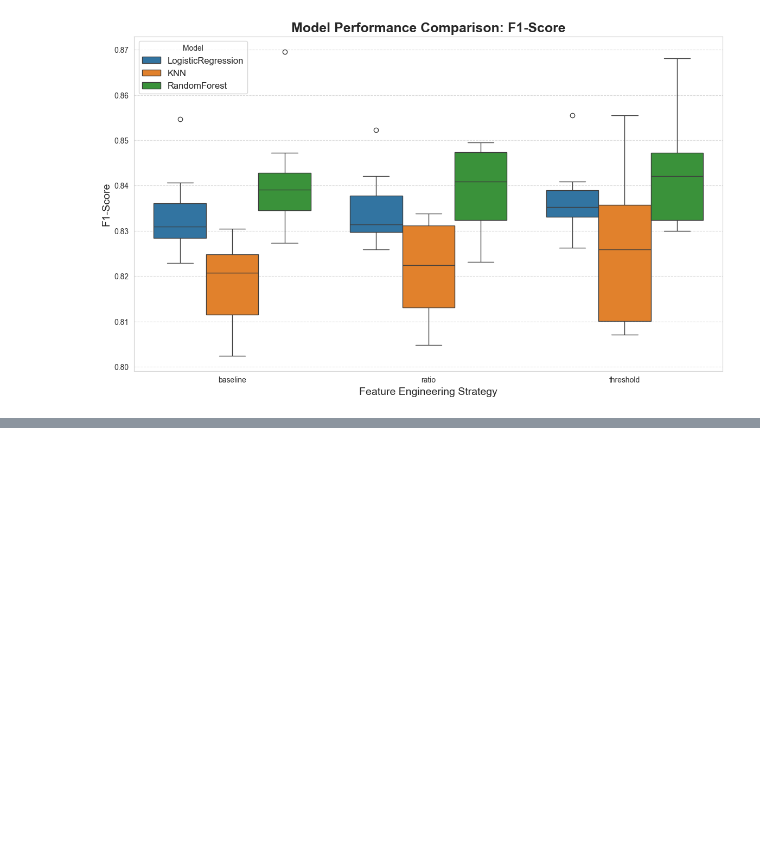
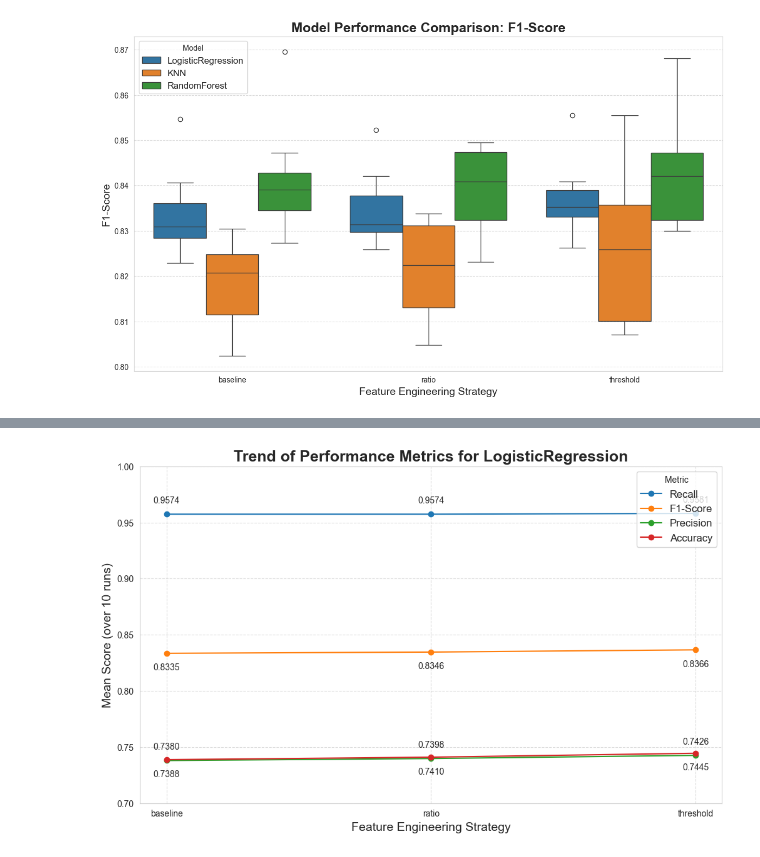
Before and after one commit to Ink-Falls/Thesis2_repo, a Jupyter notebook: notebooks/03_results_analysis_and_visualization.ipynb, the cells around one changed output, grey strips where cells are left out. Drawn from its saved outputs; the diff is of its cells as text; code cells hidden in the pictures; blank space fills up the shorter version.

```diff
--- a/notebooks/03_results_analysis_and_visualization.ipynb
+++ b/notebooks/03_results_analysis_and_visualization.ipynb
@@ -156,0 +231,85 @@ precision  mean    0.7426
+# %%
+# --- Visualization 4: Line Graph (Trend of All Metrics) ---
+
+# We need to use the summary_stats table we created earlier for the mean values
+df_champion_summary = summary_stats.loc[(slice(None), champion_model_name), :]
+
+# Reset index to make 'dataset' a regular column for plotting
+df_champion_summary = df_champion_summary.reset_index()
+# Flatten the multi-level column headers
+df_champion_summary.columns = [
+    "_".join(col).strip() if col[1] else col[0]
+    for col in df_champion_summary.columns.values
+]
+
+plt.figure(figsize=(12, 7))
+
+# Plot each metric as a line
+plt.plot(
+    df_champion_summary["dataset"],
+    df_champion_summary["recall_mean"],
+    marker="o",
+    linestyle="-",
+    label="Recall",
+)
+plt.plot(
+    df_champion_summary["dataset"],
+    df_champion_summary["f1_mean"],
+    marker="o",
+    linestyle="-",
+    label="F1-Score",
+)
+plt.plot(
+    df_champion_summary["dataset"],
+    df_champion_summary["precision_mean"],
+    marker="o",
+    linestyle="-",
+    label="Precision",
+)
+plt.plot(
+    df_champion_summary["dataset"],
+    df_champion_summary["accuracy_mean"],
+    marker="o",
+    linestyle="-",
+    label="Accuracy",
+)
+
+# Add value labels to each point on the graph
+for i, row in df_champion_summary.iterrows():
+    plt.text(
+        row["dataset"],
+        row["recall_mean"] + 0.01,
+        f"{row['recall_mean']:.4f}",
+        ha="center",
+    )
+    plt.text(
+        row["dataset"], row["f1_mean"] - 0.015, f"{row['f1_mean']:.4f}", ha="center"
+    )
+    plt.text(
+        row["dataset"],
+        row["precision_mean"] + 0.01,
+        f"{row['precision_mean']:.4f}",
+        ha="center",
+    )
+    plt.text(
+        row["dataset"],
+        row["accuracy_mean"] - 0.015,
+        f"{row['accuracy_mean']:.4f}",
+        ha="center",
+    )
+
+
+plt.title(
+    f"Trend of Performance Metrics for {champion_model_name}",
+    fontsize=18,
+    weight="bold",
+)
+plt.xlabel("Feature Engineering Strategy", fontsize=14)
+plt.ylabel("Mean Score (over 10 runs)", fontsize=14)
+plt.ylim(0.7, 1.0)  # Zoom in on the relevant y-axis range
+plt.legend(title="Metric", fontsize=12)
+plt.grid(True, linestyle="--", alpha=0.7)
+
+print("\nDisplaying Line Graph (Figure D3)...")
+plt.show()
+# %% [output]
@@ -156,0 +317 @@ precision  mean    0.7426
+[figure, added]
```
Also changed, not shown: parts of 5 cells of this notebook.
